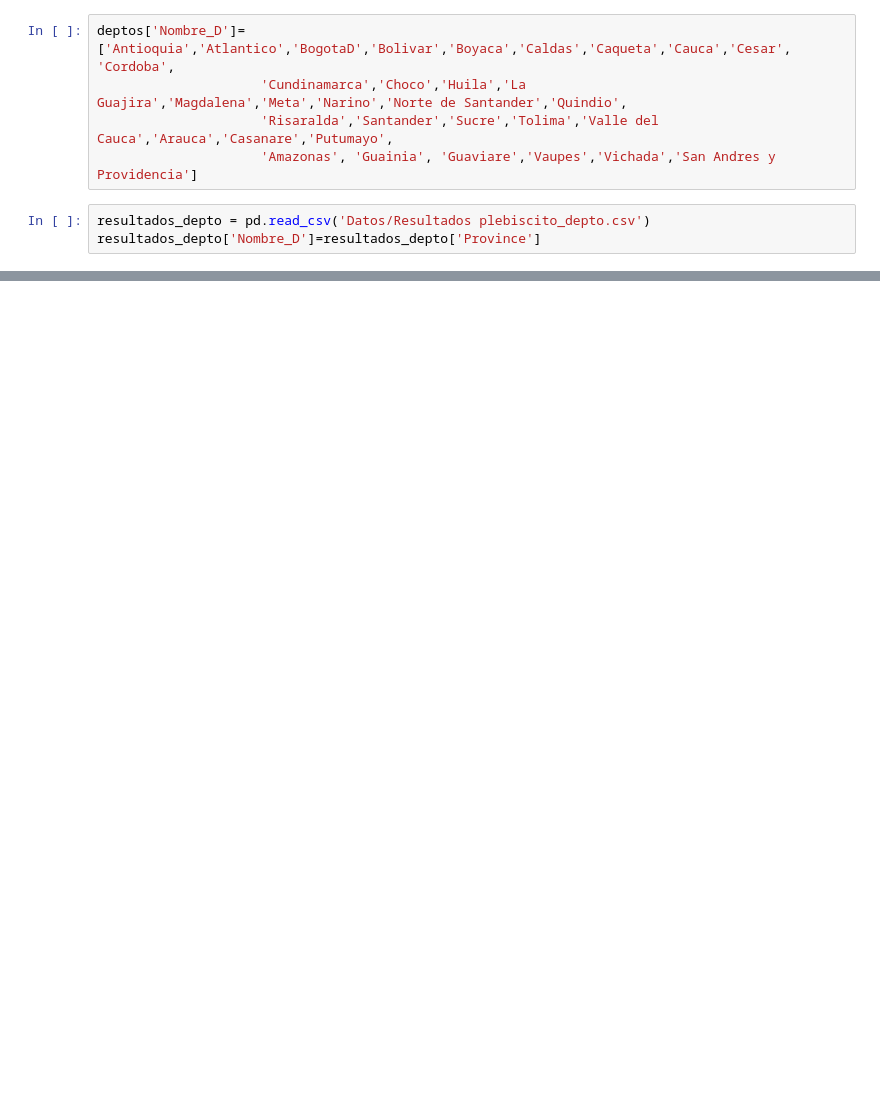
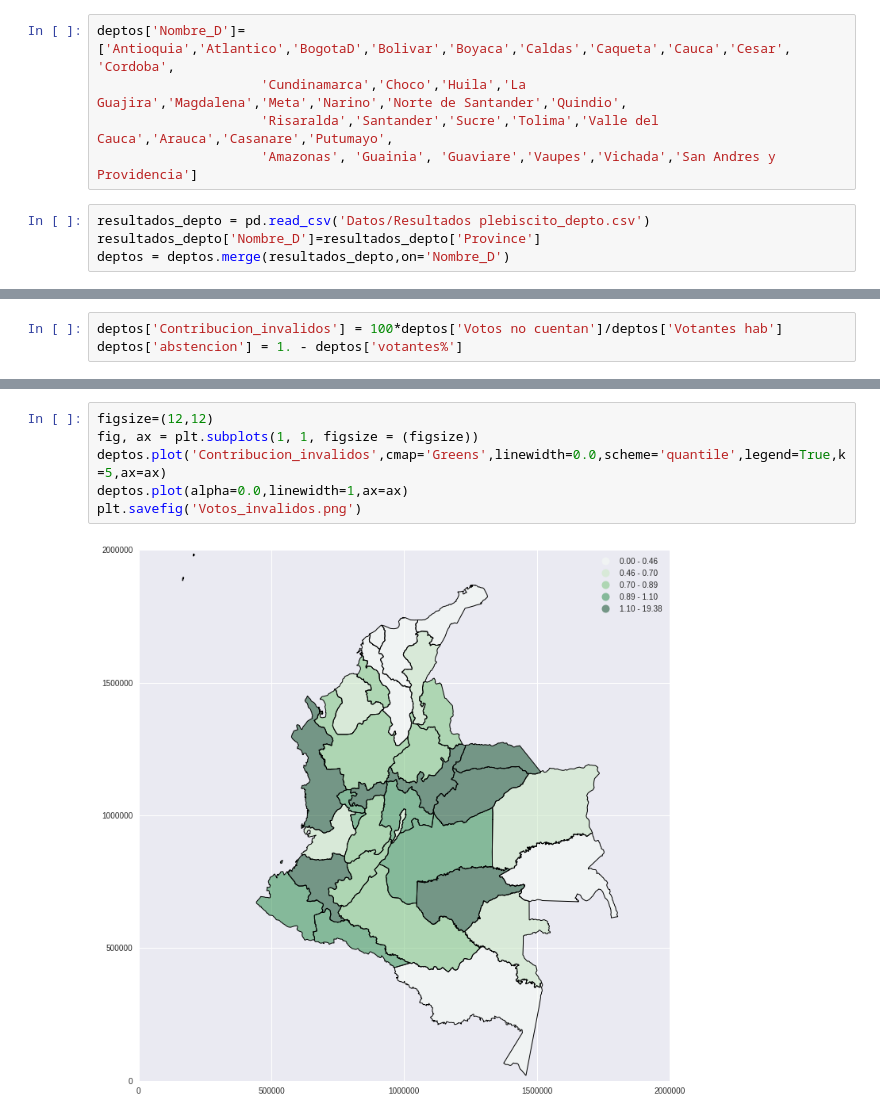
Before and after one commit to sarangof/plebiscito-Colombia, a Jupyter notebook: consolidacion_BDD.ipynb, the cells around one changed output, grey strips where cells are left out. Drawn from its saved outputs; the diff is of its cells as text; blank space fills up the shorter version.

```diff
--- a/consolidacion_BDD.ipynb
+++ b/consolidacion_BDD.ipynb
@@ -130,3 +121,4 @@ deptos['Nombre_D']= ['Antioquia','Atlantico','BogotaD','Bolivar','Boyaca','Calda
 # %%
 resultados_depto = pd.read_csv('Datos/Resultados plebiscito_depto.csv')
 resultados_depto['Nombre_D']=resultados_depto['Province']
+deptos = deptos.merge(resultados_depto,on='Nombre_D')
@@ -152,0 +125,3 @@ deptos.merge(resultados_depto,on='Nombre_D')
+# %%
+deptos['Contribucion_invalidos'] = 100*deptos['Votos no cuentan']/deptos['Votantes hab']
+deptos['abstencion'] = 1. - deptos['votantes%']
@@ -152,0 +137,8 @@ deptos.merge(resultados_depto,on='Nombre_D')
+# %%
+figsize=(12,12)
+fig, ax = plt.subplots(1, 1, figsize = (figsize))
+deptos.plot('Contribucion_invalidos',cmap='Greens',linewidth=0.0,scheme='quantile',legend=True,k=5,ax=ax)
+deptos.plot(alpha=0.0,linewidth=1,ax=ax)
+plt.savefig('Votos_invalidos.png')
+# %% [output]
+[figure, added]
```
Also changed, not shown: parts of 9 cells of this notebook.
